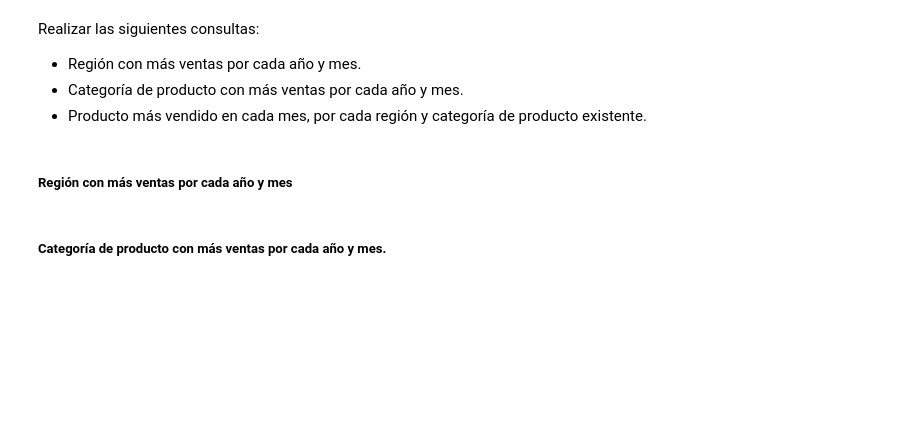
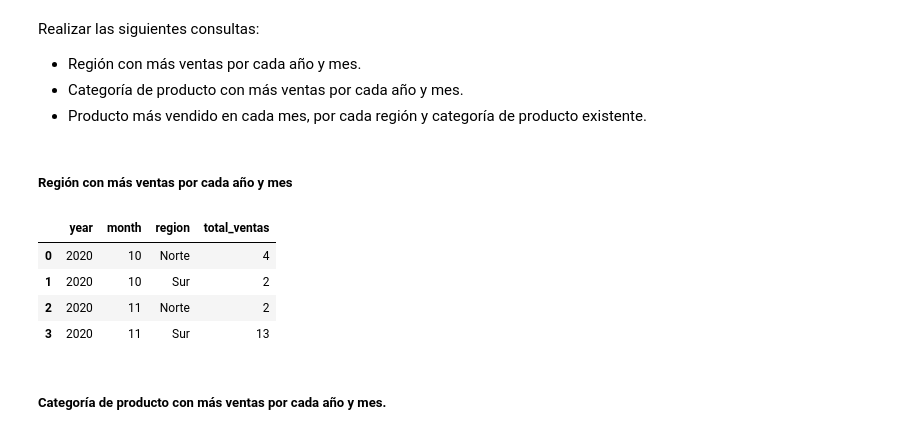
Before and after one commit to edcalderin/BigDataEngineering_ICARO, a Jupyter notebook: TP_Integrador.ipynb, the cells around one changed output. Drawn from its saved outputs; the diff is of its cells as text; code cells hidden in the pictures; blank space fills up the shorter version.

```diff
--- a/TP_Integrador.ipynb
+++ b/TP_Integrador.ipynb
@@ -384,5 +386,19 @@ Realizar las siguientes consultas:
 producto existente.
 # %% [markdown]
 ##### Región con más ventas por cada año y mes
+# %%
+query = '''
+        SELECT year, month, region, MAX(ventas_mes_categoria) AS total_ventas
+        FROM erick_calderin_ventas_acumuladas
+        GROUP BY year, month, region
+        ORDER BY year, month, region
+        '''
+pd.read_sql(query, connector)
+# %% [output]
+|  | year | month | region | total_ventas |
+| 0 | 2020 | 10 | Norte | 4 |
+| 1 | 2020 | 10 | Sur | 2 |
+| 2 | 2020 | 11 | Norte | 2 |
+| 3 | 2020 | 11 | Sur | 13 |
 # %% [markdown]
 ##### Categoría de producto con más ventas por cada año y mes.
```
Also changed, not shown: parts of 5 cells of this notebook.
